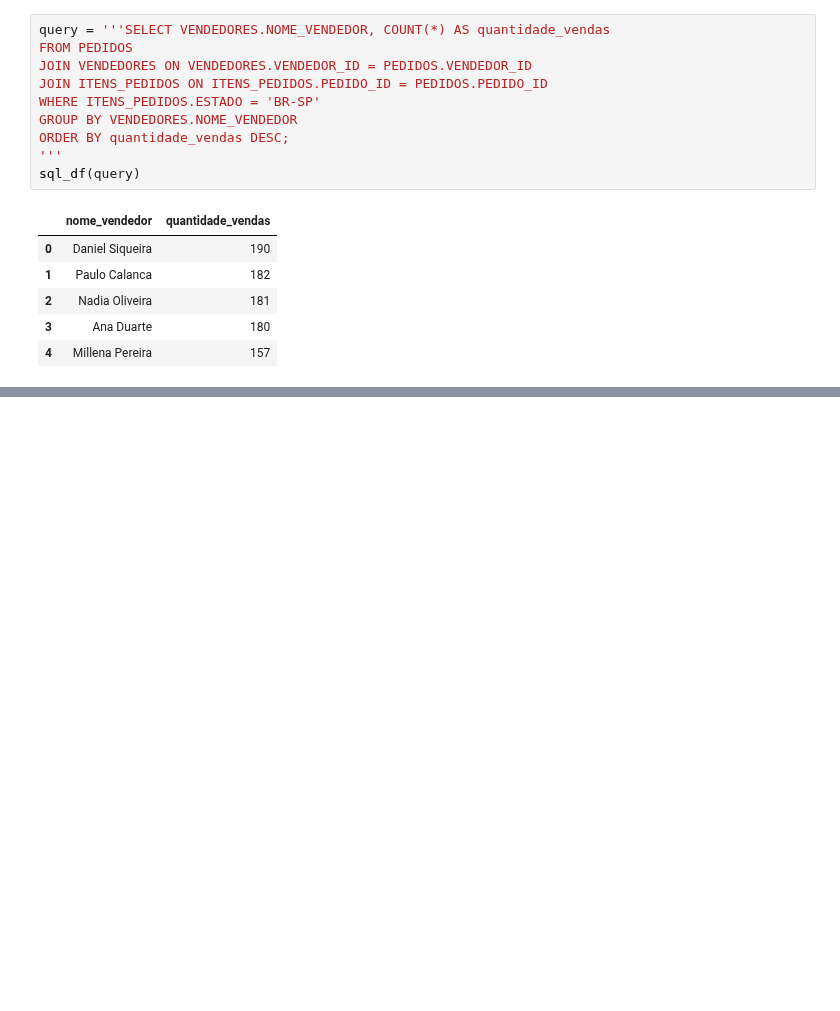
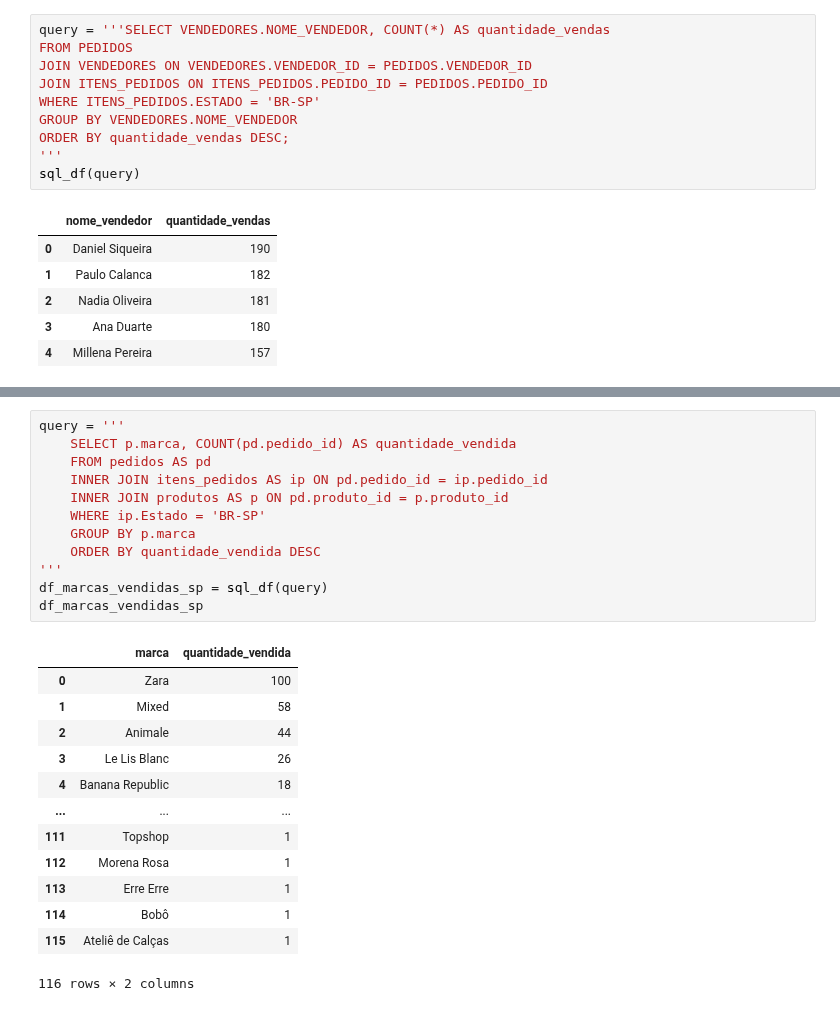
Before and after one commit to ledsouza/python-sql, a Jupyter notebook: Notebook_Meteora.ipynb, the cells around one changed output, grey strips where cells are left out. Saved outputs shown, nothing was run; the diff lists cells and outputs as text; blank space fills up the shorter version.

```diff
--- a/Notebook_Meteora.ipynb
+++ b/Notebook_Meteora.ipynb
@@ -388,0 +436,26 @@ sql_df(query)
+# %%
+query = '''
+    SELECT p.marca, COUNT(pd.pedido_id) AS quantidade_vendida
+    FROM pedidos AS pd
+    INNER JOIN itens_pedidos AS ip ON pd.pedido_id = ip.pedido_id
+    INNER JOIN produtos AS p ON pd.produto_id = p.produto_id
+    WHERE ip.Estado = 'BR-SP'
+    GROUP BY p.marca
+    ORDER BY quantidade_vendida DESC
+'''
+df_marcas_vendidas_sp = sql_df(query)
+df_marcas_vendidas_sp
+# %% [output]
+|  | marca | quantidade_vendida |
+| 0 | Zara | 100 |
+| 1 | Mixed | 58 |
+| 2 | Animale | 44 |
+| 3 | Le Lis Blanc | 26 |
+| 4 | Banana Republic | 18 |
+| ... | ... | ... |
+| 111 | Topshop | 1 |
+| 112 | Morena Rosa | 1 |
+| 113 | Erre Erre | 1 |
+| 114 | Bobô | 1 |
+| 115 | Ateliê de Calças | 1 |
+116 rows × 2 columns
```
Also changed, not shown: parts of 8 cells of this notebook.
